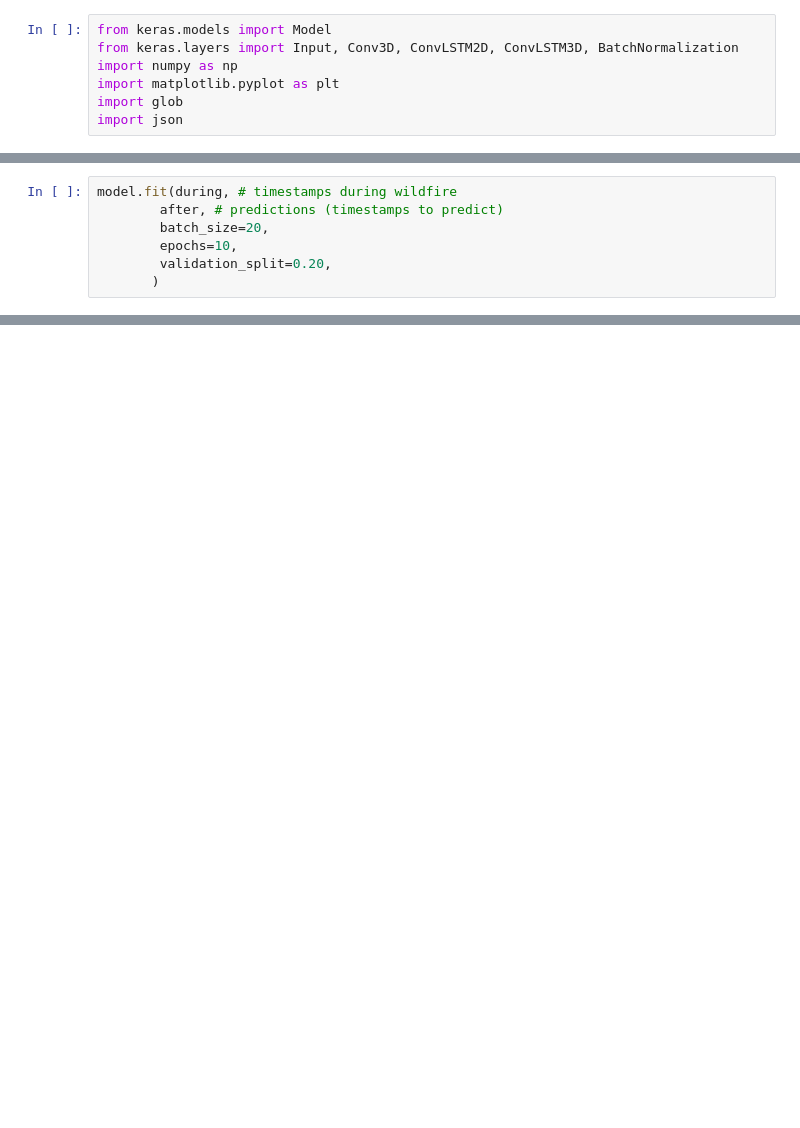
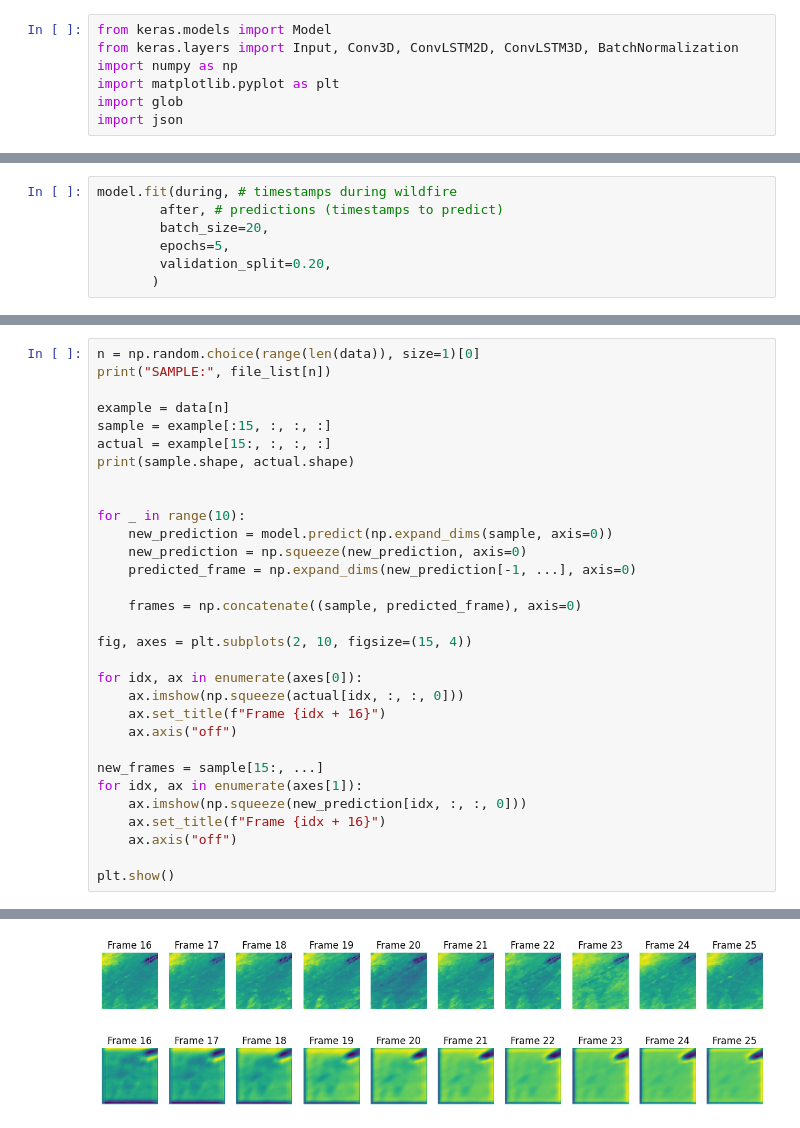
Before and after one commit to jliu2006/plant-predictor, a Jupyter notebook: convlstm.ipynb, the cells around one changed output, grey strips where cells are left out. Saved outputs shown, nothing was run; the diff lists cells and outputs as text; blank space fills up the shorter version.

```diff
--- a/convlstm.ipynb
+++ b/convlstm.ipynb
@@ -130,7 +136,7 @@ _________________________________________________________________
 model.fit(during, # timestamps during wildfire
         after, # predictions (timestamps to predict)
         batch_size=20,
-        epochs=10,
+        epochs=5,
         validation_split=0.20,
        )
 # %% [output]
@@ -292,0 +194,32 @@ plt.show()
+# %%
+n = np.random.choice(range(len(data)), size=1)[0]
+print("SAMPLE:", file_list[n])
+
+example = data[n]
+sample = example[:15, :, :, :]
+actual = example[15:, :, :, :]
+print(sample.shape, actual.shape)
+
+
+for _ in range(10):
+    new_prediction = model.predict(np.expand_dims(sample, axis=0))
+    new_prediction = np.squeeze(new_prediction, axis=0)
+    predicted_frame = np.expand_dims(new_prediction[-1, ...], axis=0)
+
+    frames = np.concatenate((sample, predicted_frame), axis=0)
+
+fig, axes = plt.subplots(2, 10, figsize=(15, 4))
+
+for idx, ax in enumerate(axes[0]):
+    ax.imshow(np.squeeze(actual[idx, :, :, 0]))
+    ax.set_title(f"Frame {idx + 16}")
+    ax.axis("off")
+
+new_frames = sample[15:, ...]
+for idx, ax in enumerate(axes[1]):
+    ax.imshow(np.squeeze(new_prediction[idx, :, :, 0]))
+    ax.set_title(f"Frame {idx + 16}")
+    ax.axis("off")
+
+plt.show()
+# %% [output]
@@ -292,0 +238 @@ plt.show()
+[figure, added]
```
Also changed, not shown: parts of 11 cells of this notebook, 27 other files.
